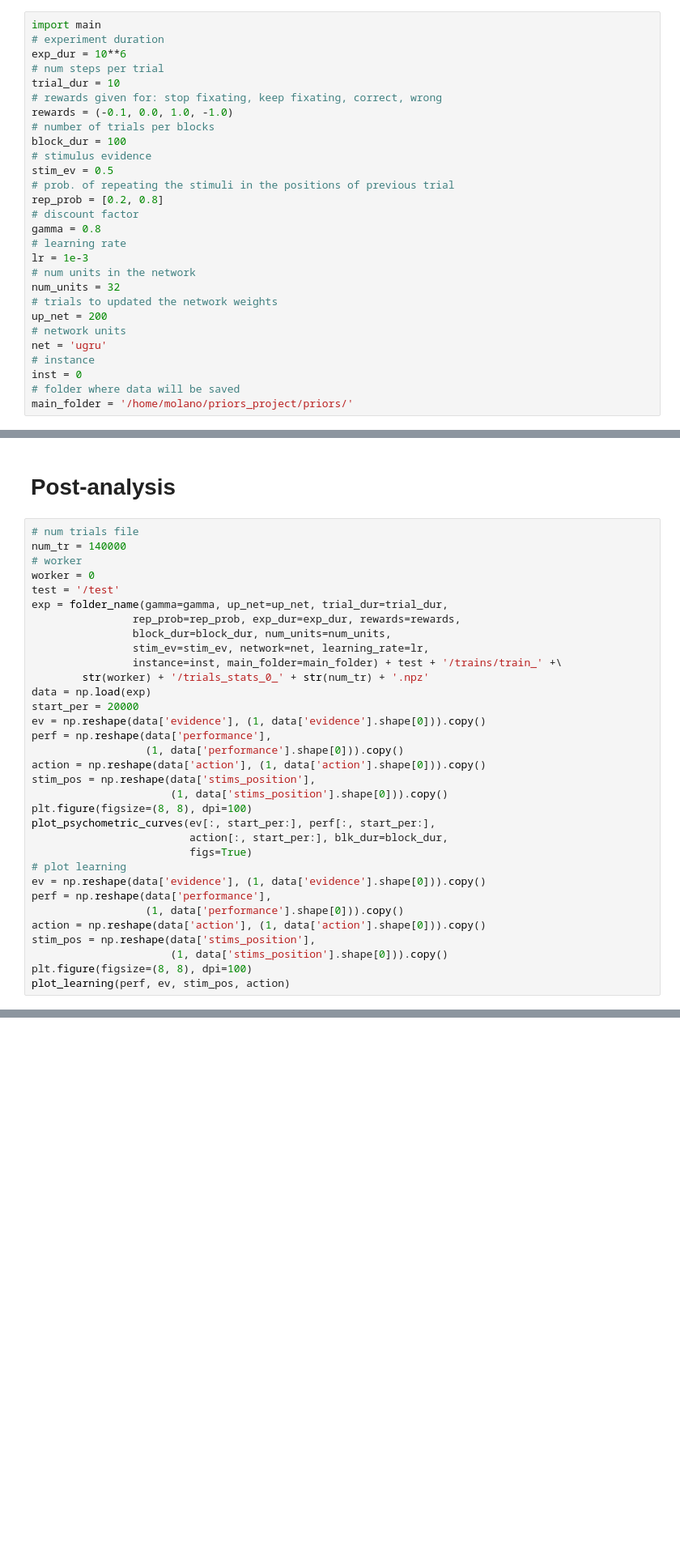
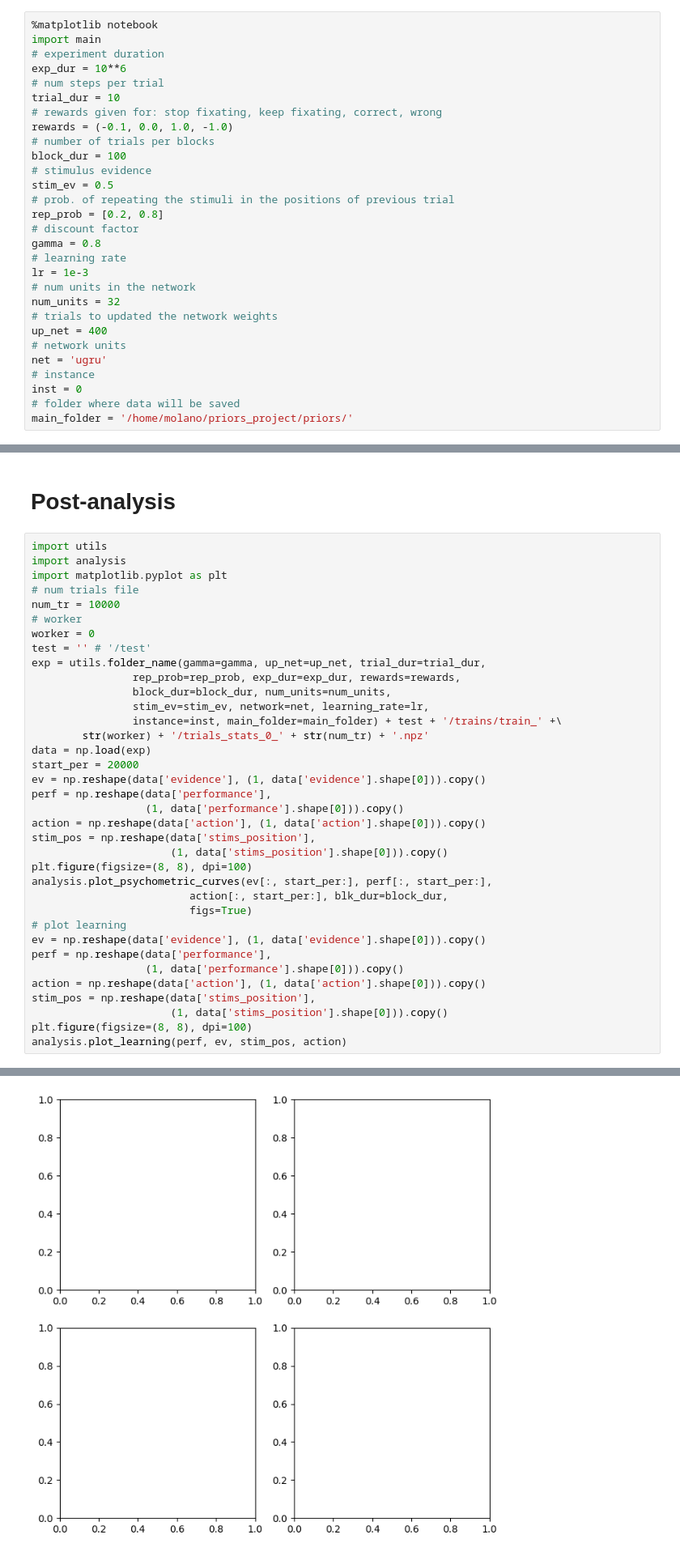
Before and after one commit to manuelmolano/priors_project, a Jupyter notebook: priors_2.0.ipynb, the cells around one changed output, grey strips where cells are left out. Shown: that part at 81% size. Saved outputs shown, nothing was run; the diff lists cells and outputs as text; blank space fills up the shorter version.

```diff
--- a/priors_2.0.ipynb
+++ b/priors_2.0.ipynb
@@ -1386,6 +1375,7 @@ Overwriting main.py
 # %% [markdown]
 # Example
 # %%
+%matplotlib notebook
 import main
 # experiment duration
 exp_dur = 10**6
@@ -1406,7 +1396,7 @@ lr = 1e-3
 # num units in the network
 num_units = 32
 # trials to updated the network weights
-up_net = 200
+up_net = 400
 # network units
 net = 'ugru'
 # instance
@@ -1464,12 +1436,15 @@ KeyboardInterrupt:
 # %% [markdown]
 # Post-analysis
 # %%
+import utils
+import analysis
+import matplotlib.pyplot as plt
 # num trials file
-num_tr = 140000
+num_tr = 10000
 # worker
 worker = 0
-test = '/test'
-exp = folder_name(gamma=gamma, up_net=up_net, trial_dur=trial_dur,
+test = '' # '/test'
+exp = utils.folder_name(gamma=gamma, up_net=up_net, trial_dur=trial_dur,
                 rep_prob=rep_prob, exp_dur=exp_dur, rewards=rewards,
                 block_dur=block_dur, num_units=num_units,
                 stim_ev=stim_ev, network=net, learning_rate=lr,
@@ -1484,7 +1459,7 @@ action = np.reshape(data['action'], (1, data['action'].shape[0])).copy()
 stim_pos = np.reshape(data['stims_position'],
                       (1, data['stims_position'].shape[0])).copy()
 plt.figure(figsize=(8, 8), dpi=100)
-plot_psychometric_curves(ev[:, start_per:], perf[:, start_per:],
+analysis.plot_psychometric_curves(ev[:, start_per:], perf[:, start_per:],
                          action[:, start_per:], blk_dur=block_dur,
                          figs=True)
 # plot learning
@@ -1495,5 +1470,5 @@ action = np.reshape(data['action'], (1, data['action'].shape[0])).copy()
 stim_pos = np.reshape(data['stims_position'],
                       (1, data['stims_position'].shape[0])).copy()
 plt.figure(figsize=(8, 8), dpi=100)
-plot_learning(perf, ev, stim_pos, action)
+analysis.plot_learning(perf, ev, stim_pos, action)
 # %% [output]
@@ -1503,0 +1475 @@ plot_learning(perf, ev, stim_pos, action)
+[figure, added]
```
Also changed, not shown: parts of 11 cells of this notebook, 1 other file.
